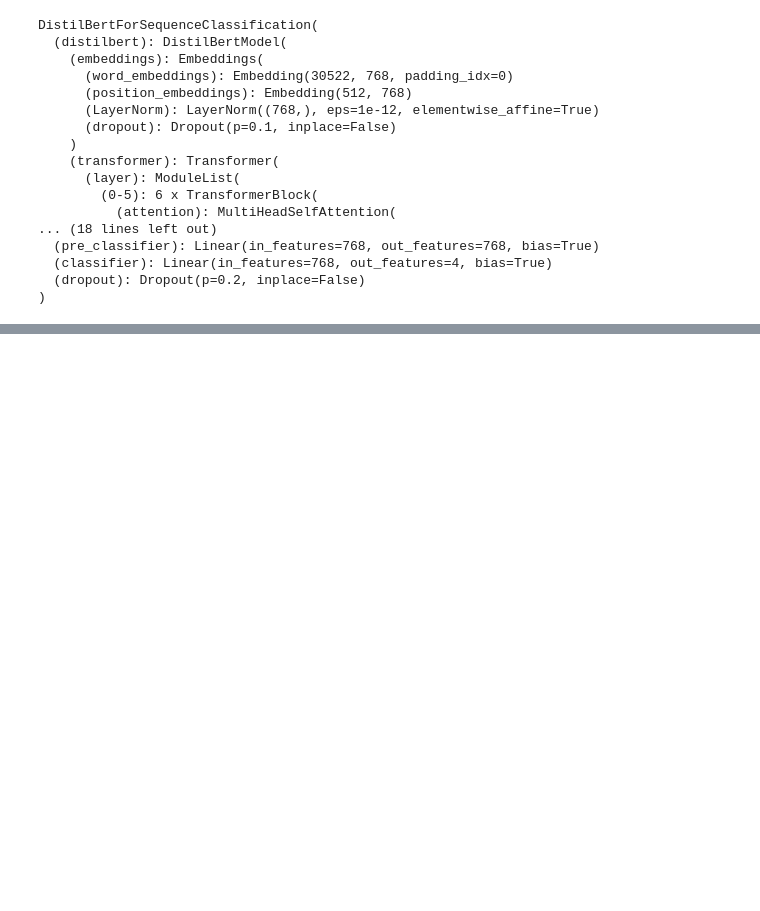
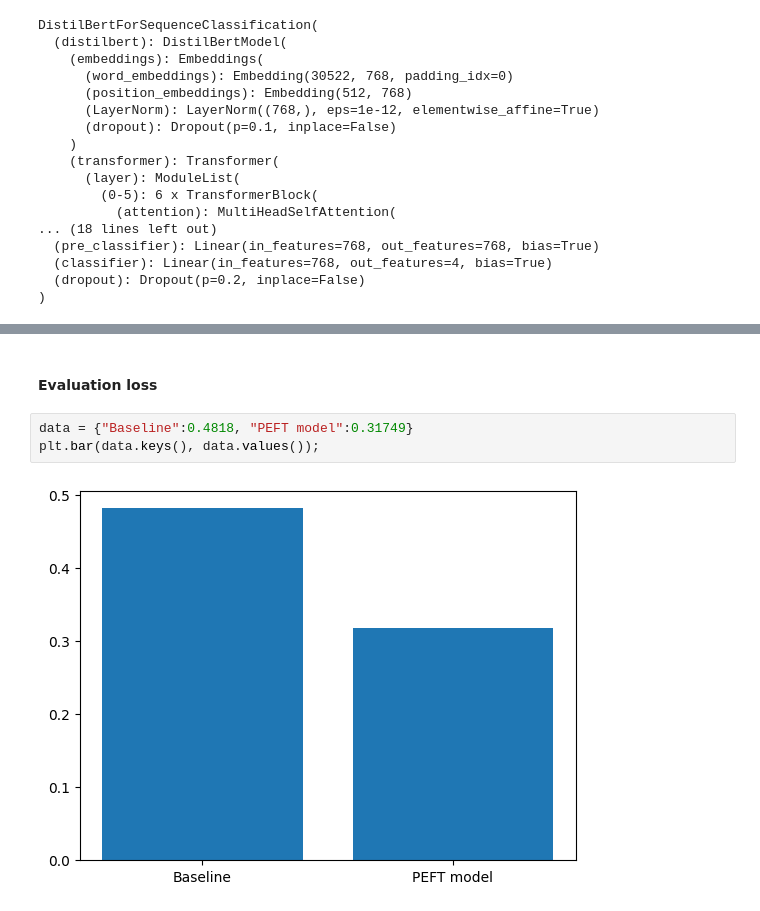
Before and after one commit to rajatsharma369007/peft-fine-tuning-genAI, a Jupyter notebook: LightweightFineTuning.ipynb, the cells around one changed output, grey strips where cells are left out. Drawn from its saved outputs; the diff is of its cells as text; blank space fills up the shorter version.

```diff
--- a/LightweightFineTuning.ipynb
+++ b/LightweightFineTuning.ipynb
@@ -320,0 +412,7 @@ TODO: In the cells below, load the saved PEFT model weights and evaluate the per
+# %% [markdown]
+#### Evaluation loss
+# %%
+data = {"Baseline":0.4818, "PEFT model":0.31749}
+plt.bar(data.keys(), data.values());
+# %% [output]
+[figure, added]
```
Also changed, not shown: parts of 51 cells of this notebook.
